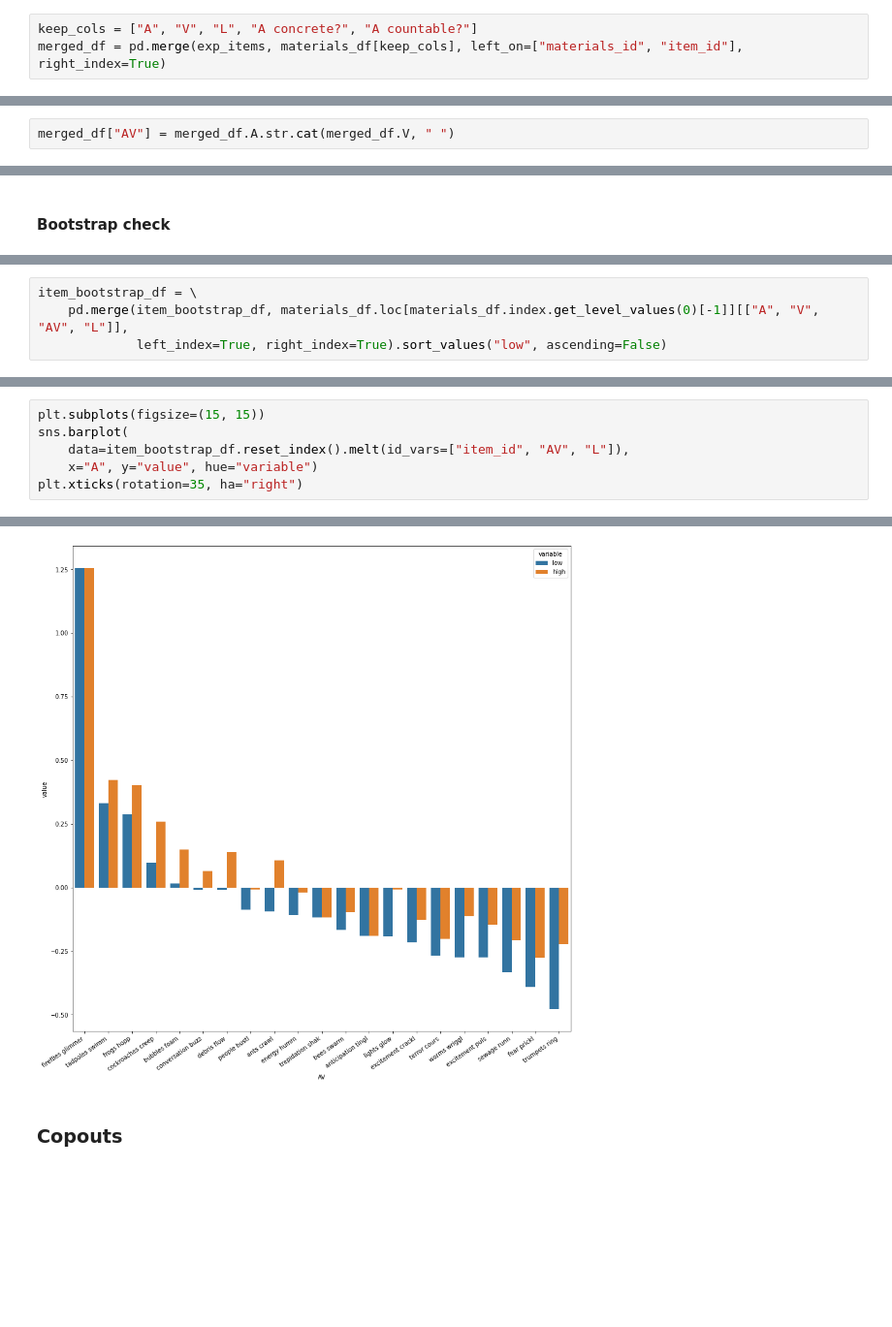
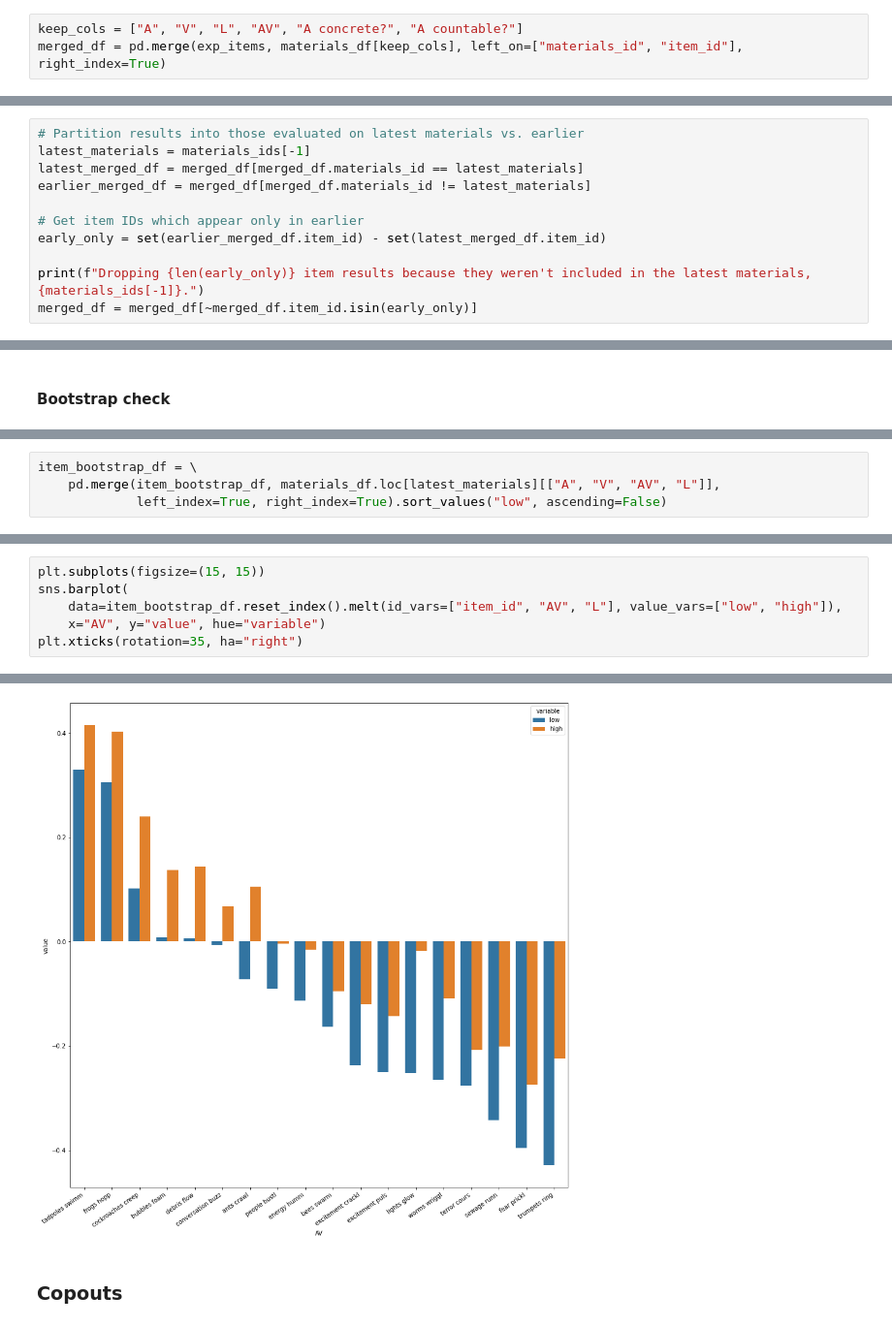
Before and after one commit to hans/explaining, a Jupyter notebook: notebooks/00_comprehension_swarm-construction-meaning/00 preprocess.ipynb, the cells around one changed output, grey strips where cells are left out. Shown at 97% size. Saved outputs shown, nothing was run; the diff lists cells and outputs as text; blank space fills up the shorter version.

Commit message:
update 00 notebooks with improved data processing + regression results

```diff
--- a/notebooks/00_comprehension_swarm-construction-meaning/00 preprocess.ipynb
+++ b/notebooks/00_comprehension_swarm-construction-meaning/00 preprocess.ipynb
@@ -356,4 +358,4 @@ materials_df = pd.concat([load_materials(mat) for mat in materials_ids], names=[
 # NB this doesn't handle fillers correctly
 # %%
-keep_cols = ["A", "V", "L", "A concrete?", "A countable?"]
+keep_cols = ["A", "V", "L", "AV", "A concrete?", "A countable?"]
 merged_df = pd.merge(exp_items, materials_df[keep_cols], left_on=["materials_id", "item_id"], right_index=True)
@@ -362,2 +361,0 @@ merged_df = pd.merge(exp_items, materials_df[keep_cols], left_on=["materials_id"
-# %%
-merged_df["AV"] = merged_df.A.str.cat(merged_df.V, " ")
@@ -363,0 +364,11 @@ merged_df["AV"] = merged_df.A.str.cat(merged_df.V, " ")
+# %%
+# Partition results into those evaluated on latest materials vs. earlier
+latest_materials = materials_ids[-1]
+latest_merged_df = merged_df[merged_df.materials_id == latest_materials]
+earlier_merged_df = merged_df[merged_df.materials_id != latest_materials]
+
+# Get item IDs which appear only in earlier
+early_only = set(earlier_merged_df.item_id) - set(latest_merged_df.item_id)
+
+print(f"Dropping {len(early_only)} item results because they weren't included in the latest materials, {materials_ids[-1]}.")
+merged_df = merged_df[~merged_df.item_id.isin(early_only)]
@@ -479,6 +502,6 @@ item_bootstrap_df
 # %%
 item_bootstrap_df = \
-    pd.merge(item_bootstrap_df, materials_df.loc[materials_df.index.get_level_values(0)[-1]][["A", "V", "AV", "L"]],
+    pd.merge(item_bootstrap_df, materials_df.loc[latest_materials][["A", "V", "AV", "L"]],
              left_index=True, right_index=True).sort_values("low", ascending=False)
 # %%
 item_bootstrap_df.sort_values("low", ascending=False)
@@ -504,8 +527,8 @@ item_bootstrap_df.sort_values("low", ascending=False)
 # %%
 plt.subplots(figsize=(15, 15))
 sns.barplot(
-    data=item_bootstrap_df.reset_index().melt(id_vars=["item_id", "AV", "L"]),
-    x="A", y="value", hue="variable")
+    data=item_bootstrap_df.reset_index().melt(id_vars=["item_id", "AV", "L"], value_vars=["low", "high"]),
+    x="AV", y="value", hue="variable")
 plt.xticks(rotation=35, ha="right")
 # %% [output]
 (array([ 0,  1,  2,  3,  4,  5,  6,  7,  8,  9, 10, 11, 12, 13, 14, 15, 16,
@@ -528,4 +554,4 @@ plt.xticks(rotation=35, ha="right")
-[figure, old version]
+[figure, new version]
 # %% [markdown]
 ### Copouts
 # %%
```
Also changed, not shown: parts of 20 cells of this notebook, 3 other files.
